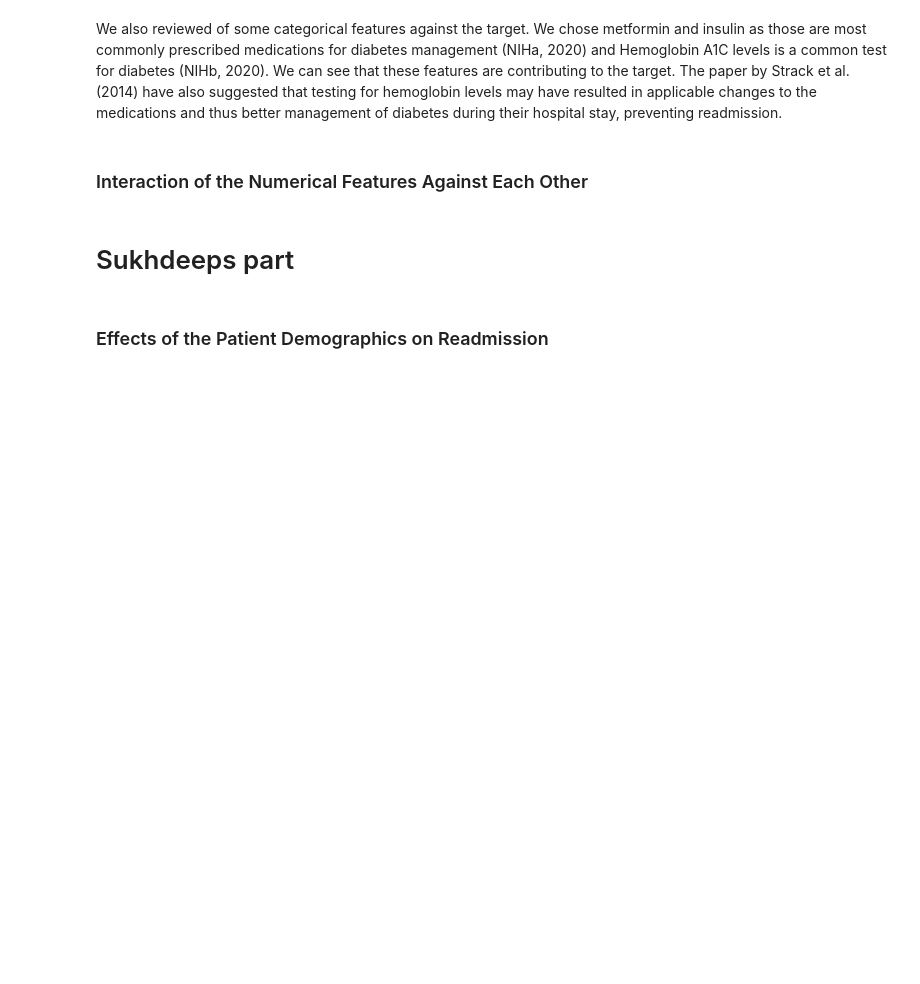
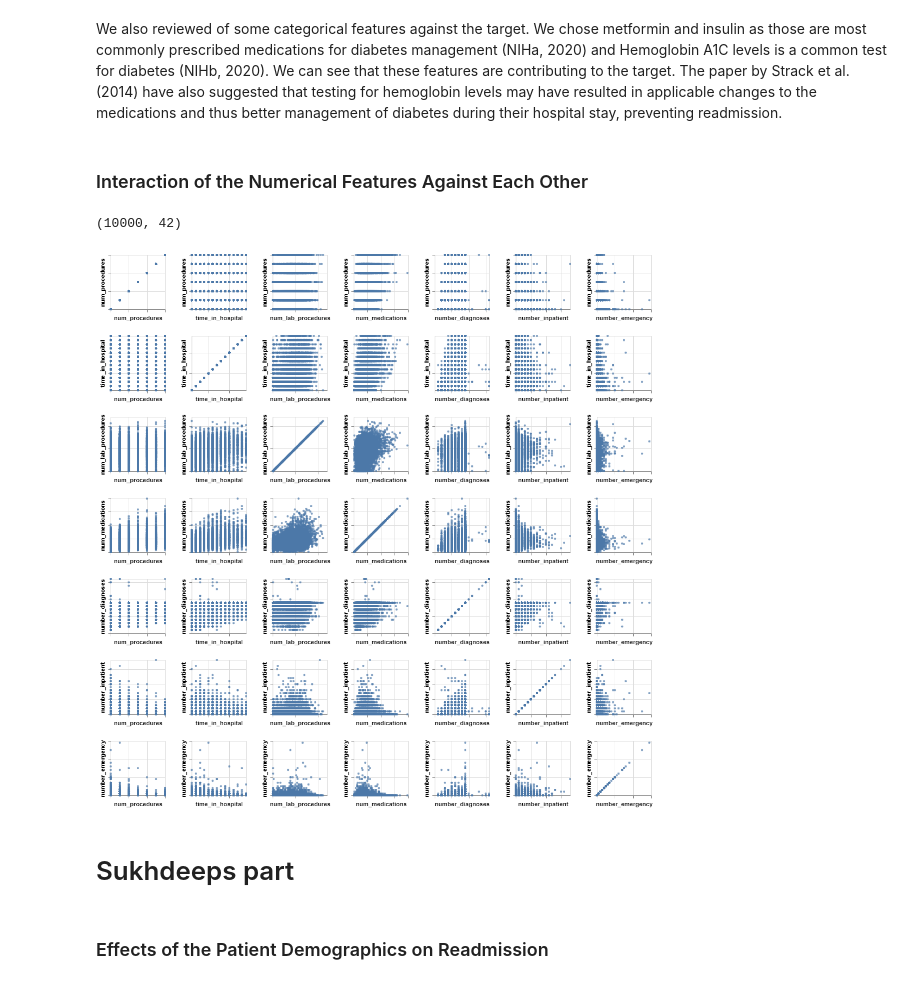
Before and after one commit to sukh2929/group29, a Jupyter notebook: reports/EDA/EDA_initial.ipynb, the cells around one changed output. Saved outputs shown, nothing was run; the diff lists cells and outputs as text; code cells hidden in the pictures; blank space fills up the shorter version.

```diff
--- a/reports/EDA/EDA_initial.ipynb
+++ b/reports/EDA/EDA_initial.ipynb
@@ -235,17 +235,26 @@ alt.hconcat(*chart2)
 We also reviewed of some categorical features against the target. We chose metformin and insulin as those are most commonly prescribed medications for diabetes management (NIHa, 2020) and Hemoglobin A1C levels is a common test for diabetes (NIHb, 2020). We can see that these features are contributing to the target. The paper by Strack et al. (2014) have also suggested that testing for hemoglobin levels may have resulted in applicable changes to the medications and thus better management of diabetes during their hospital stay, preventing readmission.
 # %% [markdown]
 ### Interaction of the Numerical Features Against Each Other
+# %%
+#The datset is too large so we have sampled a subset for visualization
+diabetes_subset = diabetes_clean.sample(n = 10_000)
+diabetes_subset.shape
+# %% [output]
+(10000, 42)
 # %%
-numeric_cols = ['num_procedures','time_in_hospital', 'num_lab_procedures', 'num_medications’, 'number_diagnoses',
+numeric_cols = ['num_procedures','time_in_hospital', 'num_lab_procedures', 'num_medications', 'number_diagnoses',
                 'number_inpatient', 'number_emergency']
 
-alt.Chart(df).mark_point(size = 4).encode(
-    alt.X(alt.repeat(“column”), type = “quantitative”, scale = alt.Scale(zero = False)),
-    alt.Y(alt.repeat(“row”), type = “quantitative”, scale = alt.Scale(zero = False))).properties(height = 100, width = 100
+alt.Chart(diabetes_subset).mark_point(size = 4).encode(
+    alt.X(alt.repeat('column'), type = 'quantitative', scale = alt.Scale(zero = False)),
+    alt.Y(alt.repeat('row'), type = 'quantitative', scale = alt.Scale(zero = False))
+    ).properties(height = 100, width = 100
         ).repeat(
             row = numeric_cols,
             column = numeric_cols
         ).configure_axis(labels = False)
+# %% [output]
+[figure, added]
 # %% [markdown]
 # Sukhdeeps part
 # %% [markdown]
```
Also changed, not shown: parts of 5 cells of this notebook.
